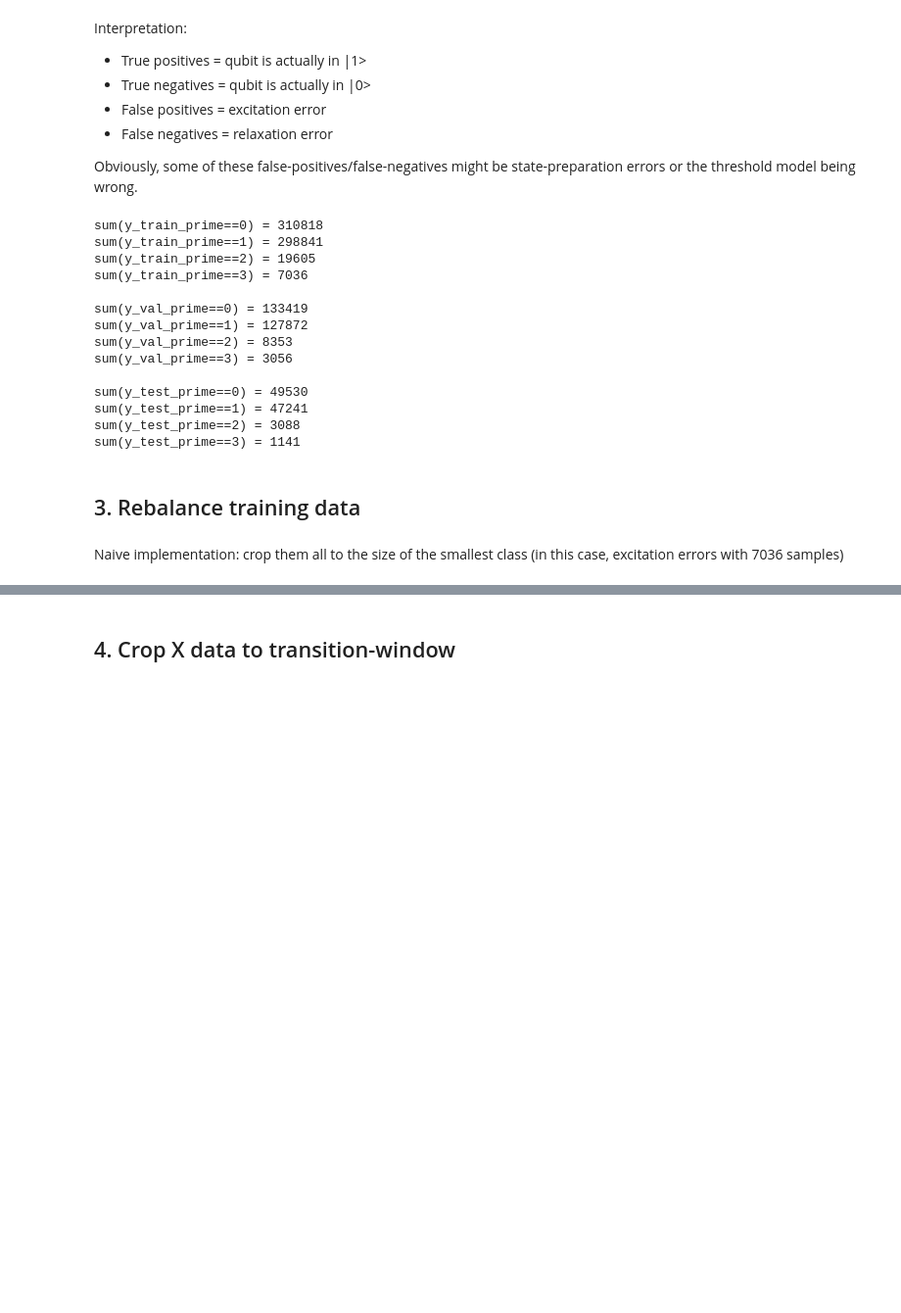
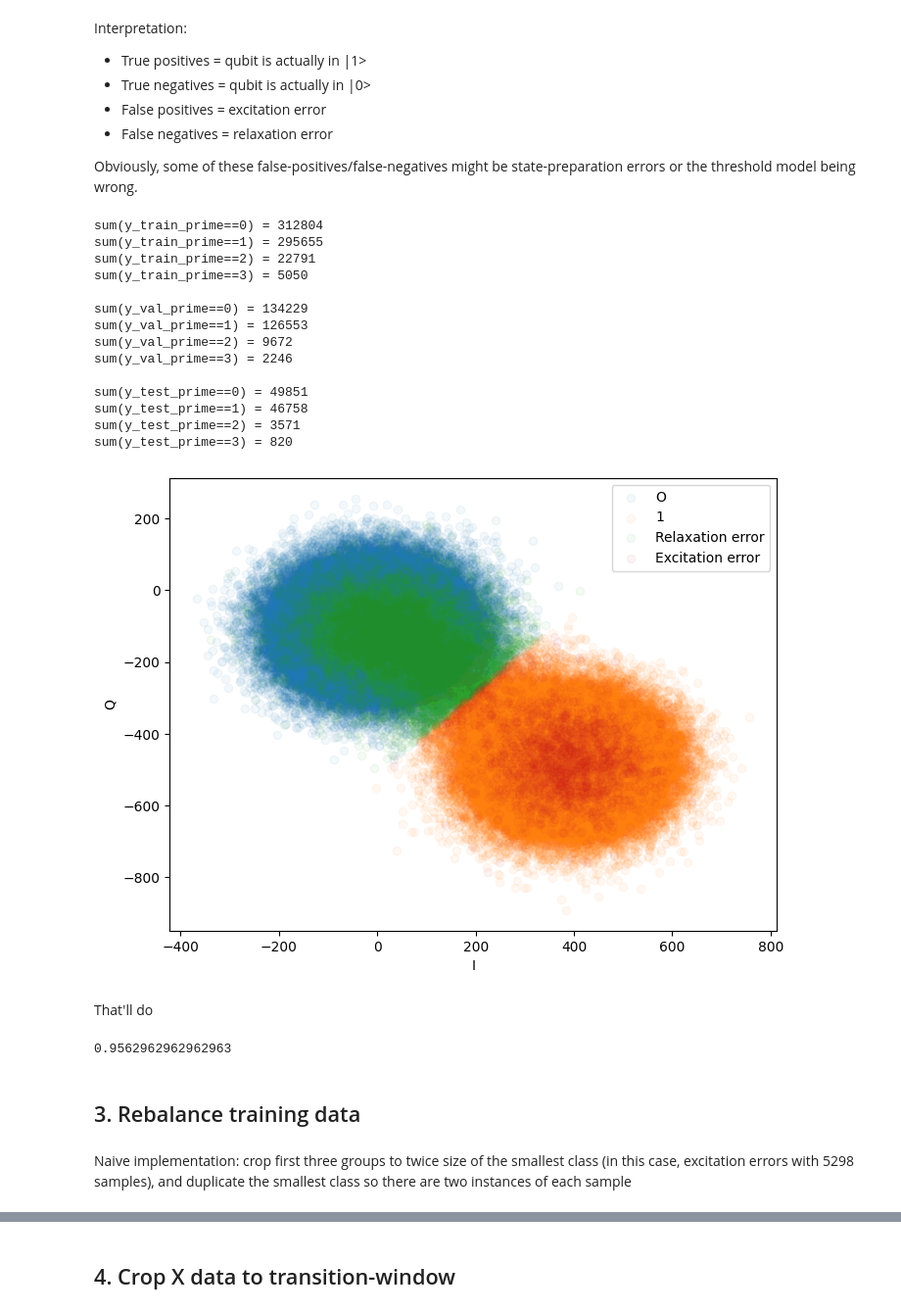
Before and after one commit to abdelabd/ml-quantum-readout, a Jupyter notebook: notebooks/classify_errors.ipynb, the cells around one changed output, grey strips where cells are left out. Shown at 98% size. Cells and saved outputs as stored; diff of their text form; code cells hidden in the pictures; blank space fills up the shorter version.

Commit message:
slightly improved model, improved model evaluation and file-saving

```diff
--- a/notebooks/classify_errors.ipynb
+++ b/notebooks/classify_errors.ipynb
@@ -166,6 +171,15 @@ def label_transition_errors(y_true, y_pred):
 thresh_mod = ThresholdModel()
 thresh_mod.fit(X_train, y_train)
 
+# This might be bad practice, but we're going to shift+tilt the threshold-discriminator a bit  to account for the threshold model being biased due to
+# the existence of transition errors in the training data
+# I believe this is justified because we're using the threshold-model to label these transition errors in the first place
+# We can also fit this shift+tilt to the validation set (instead of the test set), so we can call it hyperparameter tuning
+# Machine learning << eyeballing it
+THETA_MUL = 0.94
+THRESH_MUL = 1.2 #1.25 #1.14
+thresh_mod.theta *= THETA_MUL
+thresh_mod.threshold *= THRESH_MUL
 # Relabel training data with transition errors
 y_train_threshpred = thresh_mod.predict(X_train)
 y_train_prime = label_transition_errors(y_train, y_train_threshpred)
@@ -194,24 +208,64 @@ print(f"sum(y_test_prime==1) = {sum(y_test_prime==1)}")
 print(f"sum(y_test_prime==2) = {sum(y_test_prime==2)}")
 print(f"sum(y_test_prime==3) = {sum(y_test_prime==3)}")
 # %% [output]
-sum(y_train_prime==0) = 310818
-sum(y_train_prime==1) = 298841
-sum(y_train_prime==2) = 19605
-sum(y_train_prime==3) = 7036
+sum(y_train_prime==0) = 312804
+sum(y_train_prime==1) = 295655
+sum(y_train_prime==2) = 22791
+sum(y_train_prime==3) = 5050
 
-sum(y_val_prime==0) = 133419
-sum(y_val_prime==1) = 127872
-sum(y_val_prime==2) = 8353
-sum(y_val_prime==3) = 3056
+sum(y_val_prime==0) = 134229
+sum(y_val_prime==1) = 126553
+sum(y_val_prime==2) = 9672
+sum(y_val_prime==3) = 2246
 
-sum(y_test_prime==0) = 49530
-sum(y_test_prime==1) = 47241
-sum(y_test_prime==2) = 3088
-sum(y_test_prime==3) = 1141
+sum(y_test_prime==0) = 49851
+sum(y_test_prime==1) = 46758
+sum(y_test_prime==2) = 3571
+sum(y_test_prime==3) = 820
+# %%
+def split_and_time_average(X):
+    # X: [N_SAMPLES, TIMESERIES_LENGTH]
+
+    # Split into I, Q
+    I_idx = [i for i in range(X.shape[1]) if i%2==0]
+    Q_idx = [i for i in range(X.shape[1]) if i%2==1]
+
+    X_I = X[:, I_idx]
+    X_Q = X[:, Q_idx]
+
+    # Average over time-axis
+    X_I_mean = np.mean(X_I, axis=1)
+    X_Q_mean = np.mean(X_Q, axis=1)
+
+    return X_I_mean, X_Q_mean
+
+def plot_threshold_fit(X, y_pred):
+    X_I, X_Q = split_and_time_average(X)
+    fig, ax = plt.subplots(1, figsize=(8,6))
+
+    ax.scatter(X_I[y_pred==0], X_Q[y_pred==0], label = "O", alpha=0.05)
+    ax.scatter(X_I[y_pred==1], X_Q[y_pred==1], label = "1", alpha=0.05)
+    ax.scatter(X_I[y_pred==2], X_Q[y_pred==2], label = "Relaxation error", alpha=0.05)
+    ax.scatter(X_I[y_pred==3], X_Q[y_pred==3], label = "Excitation error", alpha=0.05)
+    ax.set_xlabel("I")
+    ax.set_ylabel("Q")
+    ax.legend()
+    return fig, ax
+
+fig, ax = plot_threshold_fit(X_val, y_val_prime)
+fig.show()
+# %% [output]
+[figure, added]
+# %% [markdown]
+That'll do
+# %%
+accuracy_score(y_val, y_val_threshpred)
+# %% [output]
+0.9562962962962963
 # %% [markdown]
 ## 3. Rebalance training data
 # %% [markdown]
-Naive implementation: crop them all to the size of the smallest class (in this case, excitation errors with 7036 samples)
+Naive implementation: crop first three groups to twice size of the smallest class (in this case, excitation errors with 5298 samples), and duplicate the smallest class so there are two instances of each sample
 # %%
 print(f"X_train.shape: {X_train.shape}")
 print(f"y_train_prime.shape: {y_train_prime.shape}")
```
Also changed, not shown: parts of 23 cells of this notebook.
